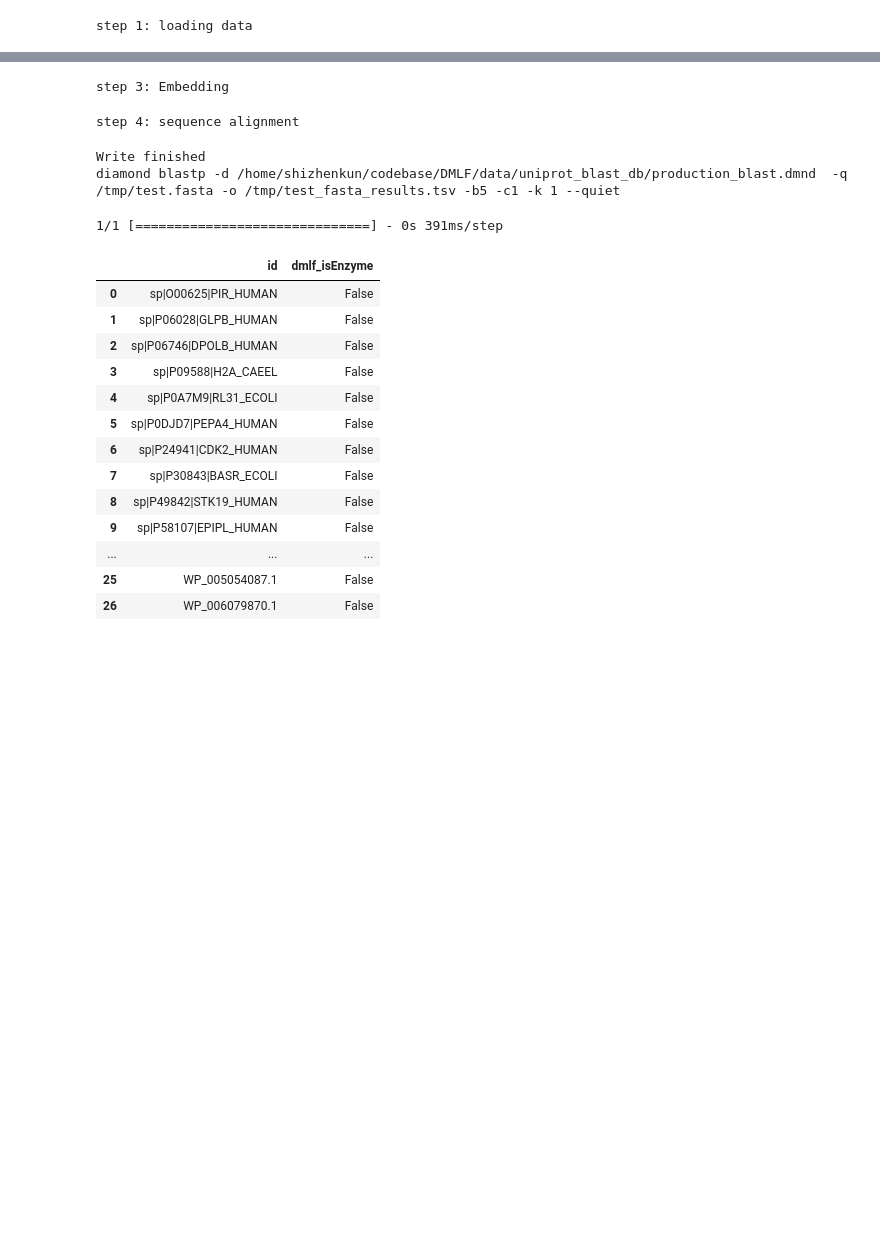
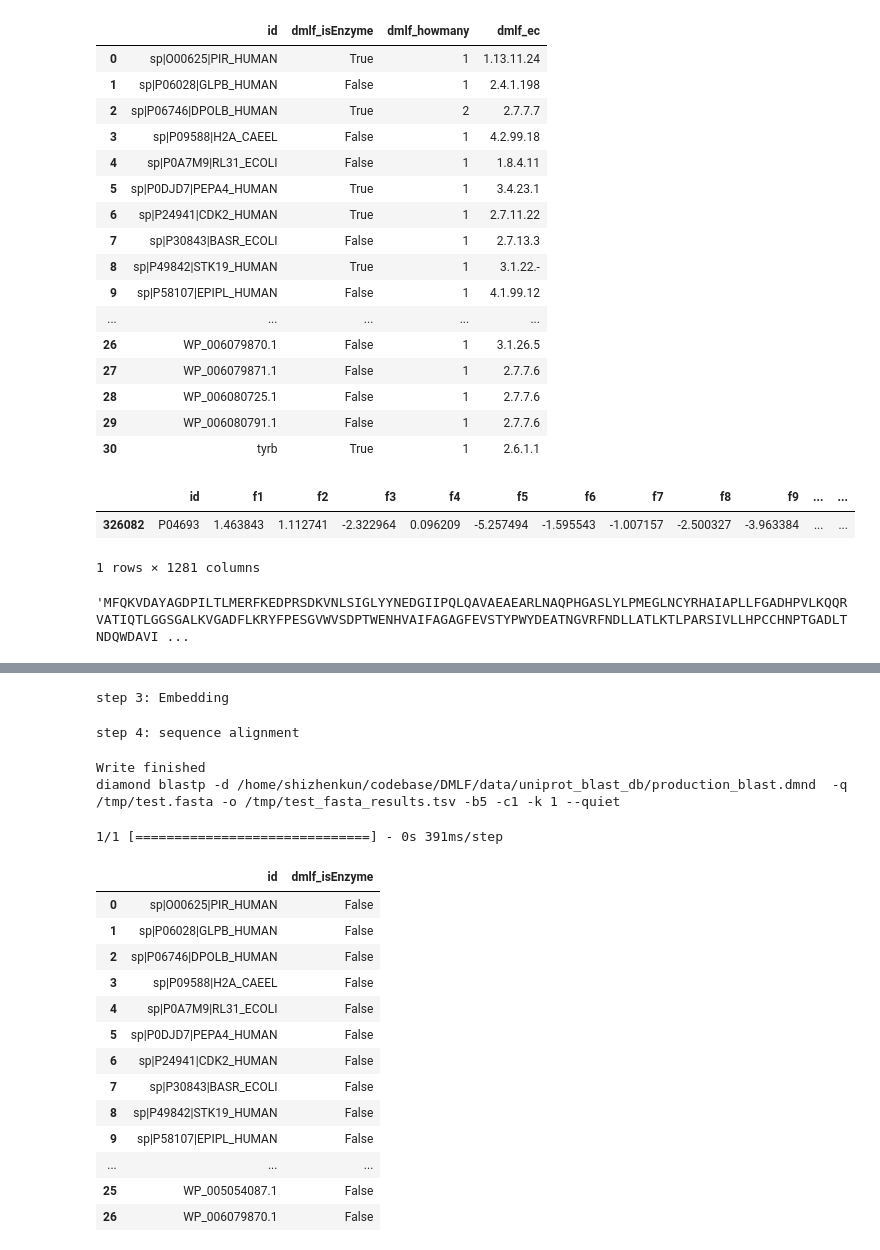
Before and after one commit to kingstdio/ECRECer, a Jupyter notebook: production.ipynb, the cells around one changed output, grey strips where cells are left out. Cells and saved outputs as stored; diff of their text form; code cells hidden in the pictures; blank space fills up the shorter version.

```diff
--- a/production.ipynb
+++ b/production.ipynb
@@ -29,8 +228,42 @@ INFO: Pandarallel will use Memory file system to transfer data between the main
+# %%
+pred_dmlf
+# %% [output]
+|  | id | dmlf_isEnzyme | dmlf_howmany | dmlf_ec |
+| 0 | sp|O00625|PIR_HUMAN | True | 1 | 1.13.11.24 |
+| 1 | sp|P06028|GLPB_HUMAN | False | 1 | 2.4.1.198 |
+| 2 | sp|P06746|DPOLB_HUMAN | True | 2 | 2.7.7.7 |
+| 3 | sp|P09588|H2A_CAEEL | False | 1 | 4.2.99.18 |
+| 4 | sp|P0A7M9|RL31_ECOLI | False | 1 | 1.8.4.11 |
+| 5 | sp|P0DJD7|PEPA4_HUMAN | True | 1 | 3.4.23.1 |
+| 6 | sp|P24941|CDK2_HUMAN | True | 1 | 2.7.11.22 |
+| 7 | sp|P30843|BASR_ECOLI | False | 1 | 2.7.13.3 |
+| 8 | sp|P49842|STK19_HUMAN | True | 1 | 3.1.22.- |
+| 9 | sp|P58107|EPIPL_HUMAN | False | 1 | 4.1.99.12 |
+| ... | ... | ... | ... | ... |
+| 26 | WP_006079870.1 | False | 1 | 3.1.26.5 |
+| 27 | WP_006079871.1 | False | 1 | 2.7.7.6 |
+| 28 | WP_006080725.1 | False | 1 | 2.7.7.6 |
+| 29 | WP_006080791.1 | False | 1 | 2.7.7.6 |
+| 30 | tyrb | True | 1 | 2.6.1.1 |
 # %%
-input_fasta = cfg.DATADIR + 'sample_25.fasta'
-# 1. 读入数据
-print('step 1: loading data')
-input_df = funclib.load_fasta_to_table(input_fasta) # test fasta
-latest_sprot = pd.read_feather(cfg.FILE_LATEST_SPROT_FEATHER) #sprot db
+
+
+print('step 8: integrate results')
+
+# output_df = integrate_out_put(existing_table=exist_data,
+#                               blast_table=blast_res,
+#                               dmlf_pred_table = pred_dmlf,
+#                               mode=mode,
+#                               topnum=topnum
+#                             )
+results = pred_dmlf.merge(exist_data, left_on='id',right_on='input_id', how='left')
+results=results.fillna('#')
+results['ec_pred'] =results.apply(lambda x : x.ec_number if x.ec_number!='#' else ('-' if x.dmlf_isEnzyme==False else x.dmlf_ec) ,axis=1)
+output_df = results[['id', 'ec_pred']].rename(columns={'id':'id_input'})
+
+print('step 9: writting results')
+
+output_df.to_csv(output_tsv, sep='\t', index=False)
+
+end = time.process_time()
+print('All done running time: %s Seconds'%(end-start))
-# %% [output]
-step 1: loading data
@@ -37,4 +274,10 @@ step 1: loading data
+# %%
+esm32[esm32.id=='P04693']
+# %% [output]
+|  | id | f1 | f2 | f3 | f4 | f5 | f6 | f7 | f8 | f9 | ... | ... |
+| 326082 | P04693 | 1.463843 | 1.112741 | -2.322964 | 0.096209 | -5.257494 | -1.595543 | -1.007157 | -2.500327 | -3.963384 | ... | ... |
+1 rows × 1281 columns
 # %%
-find_data=latest_sprot[latest_sprot.seq.isin(input_df.seq)]
-noExist_data = input_df[~input_df.seq.isin(find_data.seq)]
-exist_data = find_data.merge(input_df, on='seq', how='left').iloc[:,np.r_[8,0,1:8]].rename(columns={'id_x':'uniprot_id','id_y':'input_id'}).reset_index(drop=True)
+latest_sprot[latest_sprot.id=='P04693'].seq.values[0]
+# %% [output]
+'MFQKVDAYAGDPILTLMERFKEDPRSDKVNLSIGLYYNEDGIIPQLQAVAEAEARLNAQPHGASLYLPMEGLNCYRHAIAPLLFGADHPVLKQQRVATIQTLGGSGALKVGADFLKRYFPESGVWVSDPTWENHVAIFAGAGFEVSTYPWYDEATNGVRFNDLLATLKTLPARSIVLLHPCCHNPTGADLTNDQWDAVI ...
```
Also changed, not shown: parts of 21 cells of this notebook, 16 other files.
